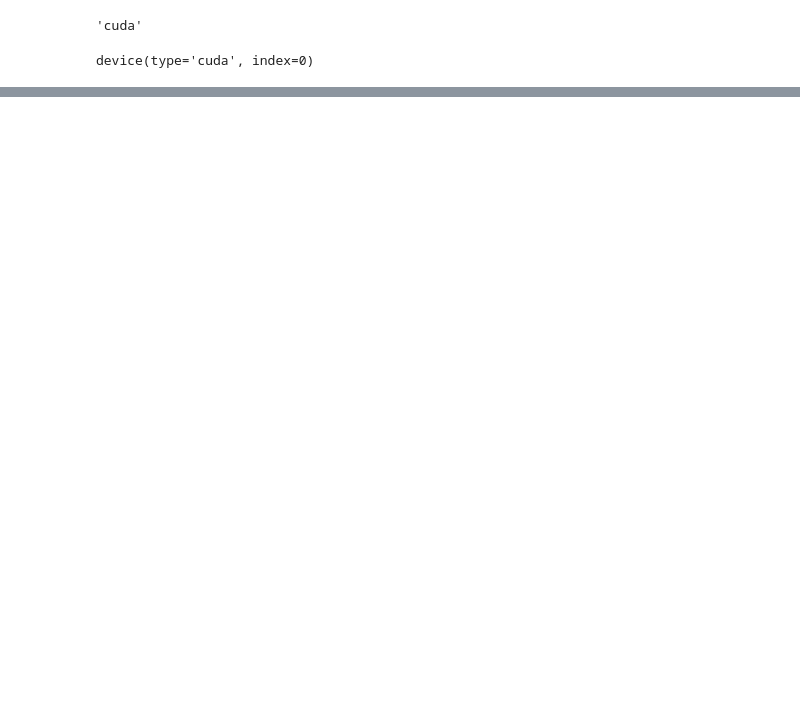
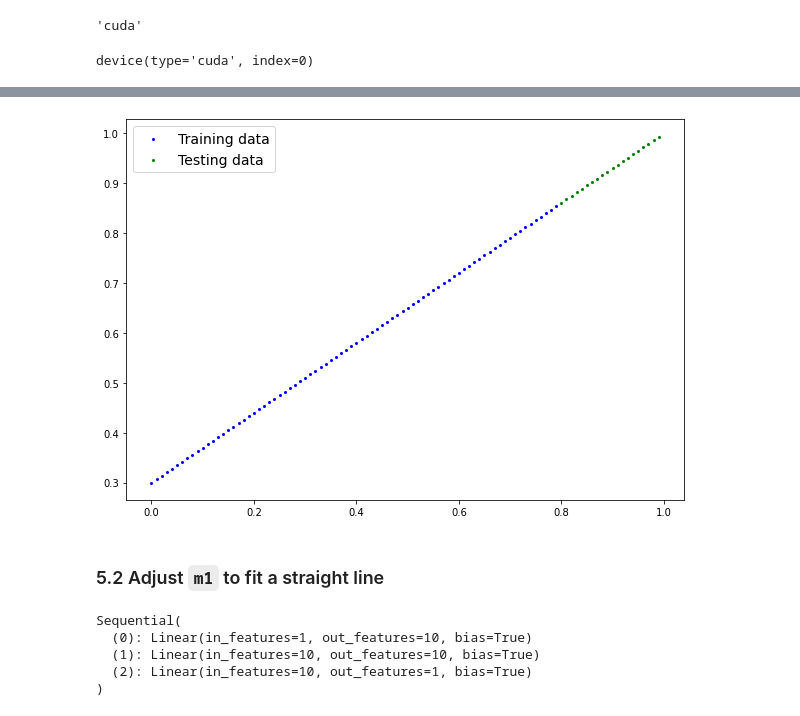
Before and after one commit to lhthien09/ML_teatime, a Jupyter notebook: FastCourse AI/02_neural_network_classification_with_Pytorch.ipynb, the cells around one changed output, grey strips where cells are left out. Drawn from its saved outputs; the diff is of its cells as text; code cells hidden in the pictures; blank space fills up the shorter version.

```diff
--- a/FastCourse AI/02_neural_network_classification_with_Pytorch.ipynb
+++ b/FastCourse AI/02_neural_network_classification_with_Pytorch.ipynb
@@ -206,0 +540,15 @@ AttributeError: ignored
+# %%
+# Create some data:
+weight = 0.7
+bias = 0.3
+start = 0
+end  = 1
+step = 0.01
+
+# Data
+X_reg = torch.arange(start, end, step).unsqueeze(dim = 1)
+y_reg = weight*X_reg + bias
+
+# Check the data:
+print(len(X_reg))
+X_reg[:5], y[:5]
@@ -206,0 +562,30 @@ AttributeError: ignored
+# %%
+# train & test split
+tsp = int(0.8*len(X_reg))
+X_train_reg, y_train_reg  = X_reg[:tsp], y_reg[:tsp]
+X_test_reg , y_test_reg = X_reg[tsp:], y_reg[tsp:]
+# %%
+plot_predictions(train_data = X_train_reg,
+                                 train_labels = y_train_reg,
+                                test_data = X_test_reg,
+                                test_labels  = y_test_reg)
+# %% [output]
+[figure, added]
+# %% [markdown]
+### 5.2 Adjust `m1` to fit a straight line
+# %%
+# Same architecture as m1, but using nn.Sequential:
+
+m2 = nn.Sequential(
+    nn.Linear(in_features = 1, out_features = 10),
+    nn.Linear(in_features = 10, out_features = 10),
+    nn.Linear(in_features = 10, out_features = 1)
+).to(device)
+
+m2
+# %% [output]
+Sequential(
+  (0): Linear(in_features=1, out_features=10, bias=True)
+  (1): Linear(in_features=10, out_features=10, bias=True)
+  (2): Linear(in_features=10, out_features=1, bias=True)
+)
```
Also changed, not shown: parts of 42 cells of this notebook.
